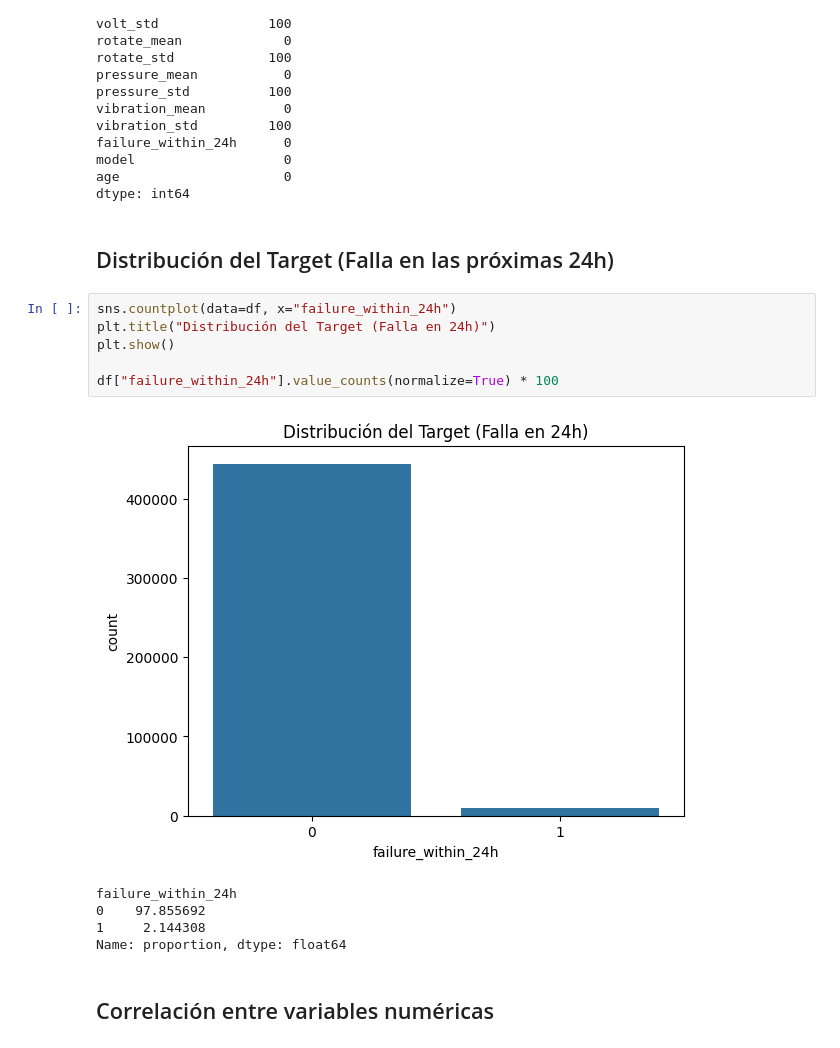
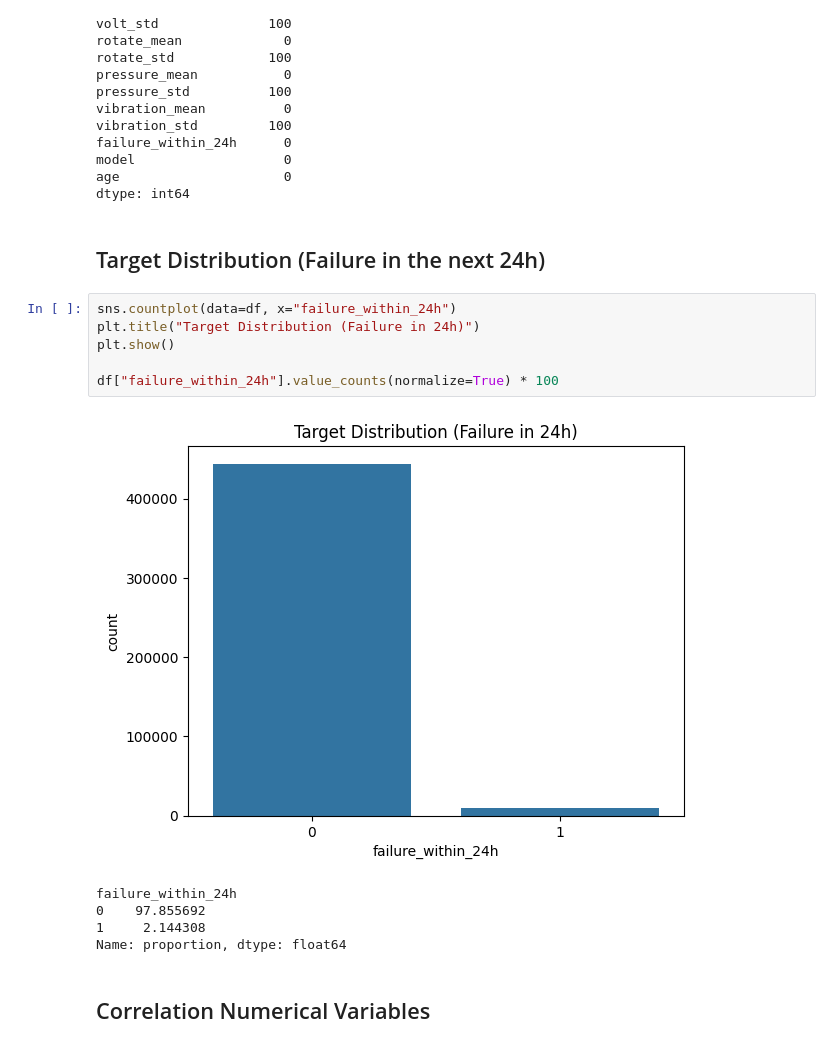
Before and after one commit to Raulizz/ML_Proyect, a Jupyter notebook: notebooks/eda.ipynb, the cells around one changed output. Cells and saved outputs as stored; diff of their text form.

```diff
--- a/notebooks/eda.ipynb
+++ b/notebooks/eda.ipynb
@@ -56,21 +56,21 @@ model                   0
 age                     0
 dtype: int64
 # %% [markdown]
-## Distribución del Target (Falla en las próximas 24h)
+## Target Distribution (Failure in the next 24h)
 # %%
 sns.countplot(data=df, x="failure_within_24h")
-plt.title("Distribución del Target (Falla en 24h)")
+plt.title("Target Distribution (Failure in 24h)")
 plt.show()
 
 df["failure_within_24h"].value_counts(normalize=True) * 100
 # %% [output]
-[figure, old version]
+[figure, new version]
 failure_within_24h
 0    97.855692
 1     2.144308
 Name: proportion, dtype: float64
 # %% [markdown]
-## Correlación entre variables numéricas
+## Correlation Numerical Variables
 # %%
 numeric_cols = df.select_dtypes(include="number").drop(columns=["machineID", "failure_within_24h"])
 plt.figure(figsize=(12, 8))
```
Also changed, not shown: parts of 10 cells of this notebook, 16 other files.
